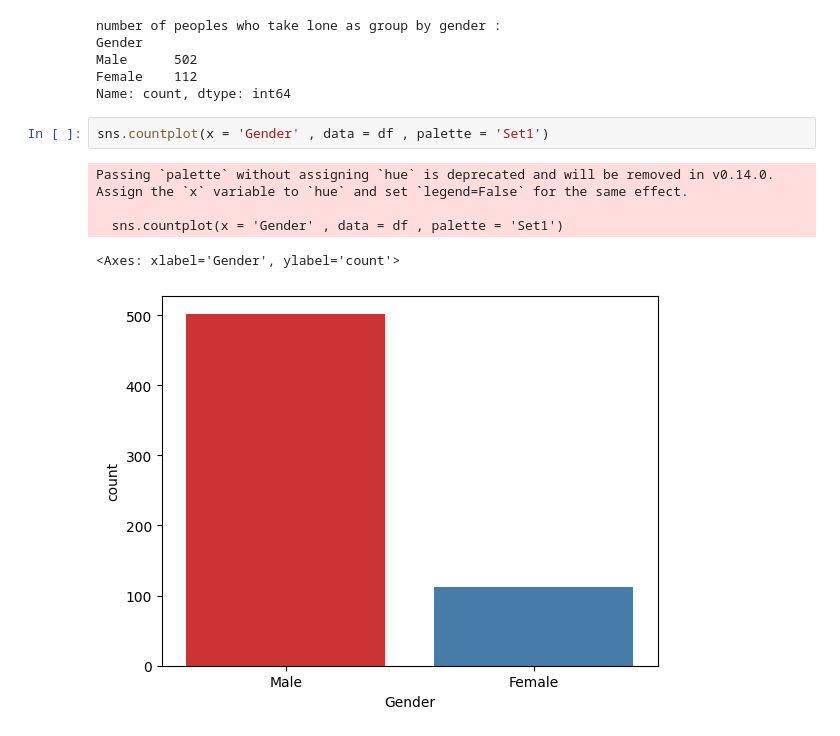
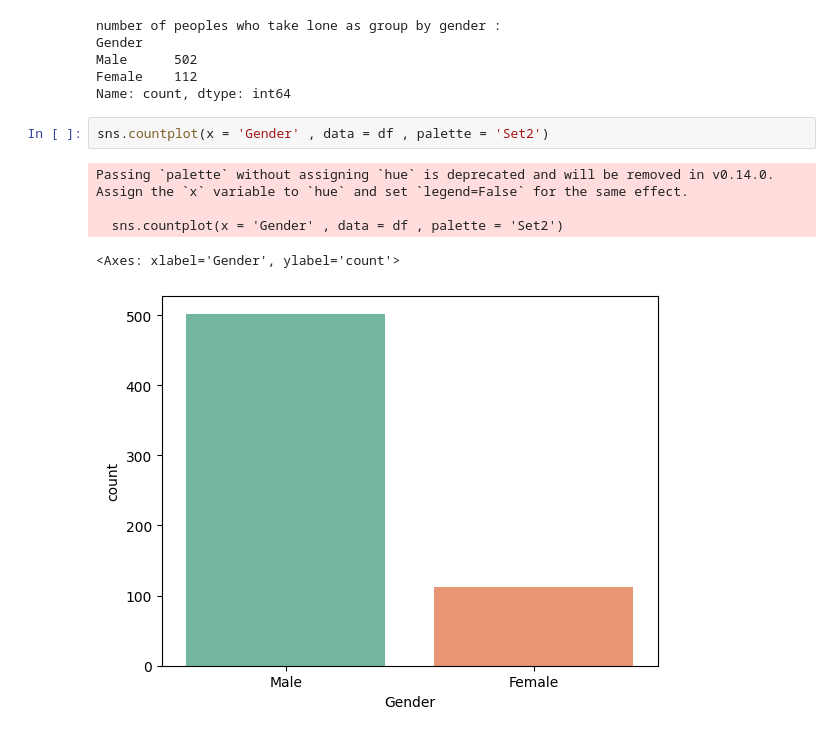
Before and after one commit to dilancodecircle-star/ML-projects-, a Jupyter notebook: Loan_approve_system.ipynb, the cells around one changed output. Cells and saved outputs as stored; diff of their text form.

```diff
--- a/Loan_approve_system.ipynb
+++ b/Loan_approve_system.ipynb
@@ -234,10 +234,10 @@ Male      502
 Female    112
 Name: count, dtype: int64
 # %%
-sns.countplot(x = 'Gender' , data = df , palette = 'Set1')
+sns.countplot(x = 'Gender' , data = df , palette = 'Set2')
 # %% [output]
 Passing `palette` without assigning `hue` is deprecated and will be removed in v0.14.0. Assign the `x` variable to `hue` and set `legend=False` for the same effect.
 
-  sns.countplot(x = 'Gender' , data = df , palette = 'Set1')
+  sns.countplot(x = 'Gender' , data = df , palette = 'Set2')
 <Axes: xlabel='Gender', ylabel='count'>
-[figure, old version]
+[figure, new version]
```
Also changed, not shown: parts of 1 cell of this notebook.
